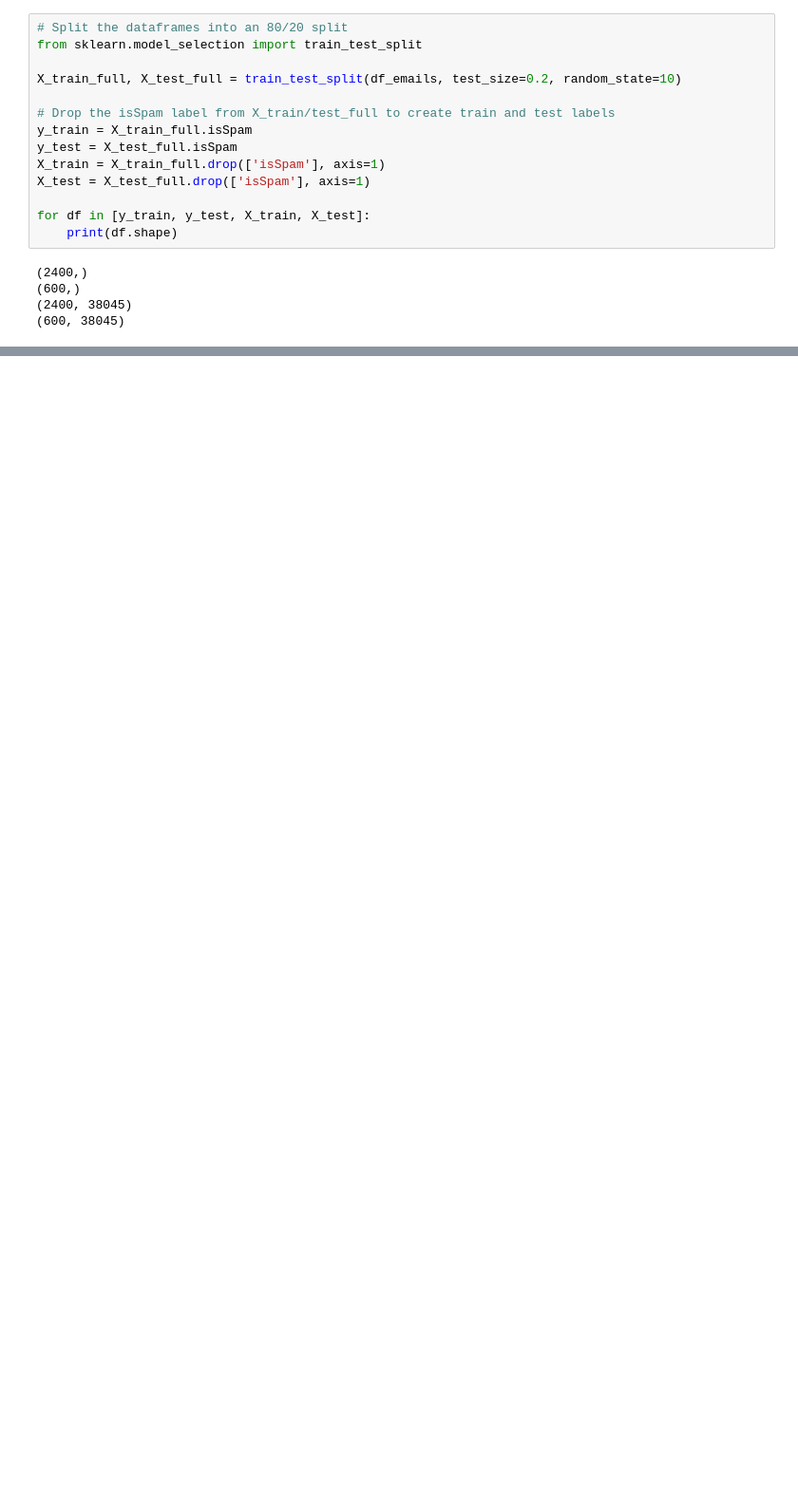
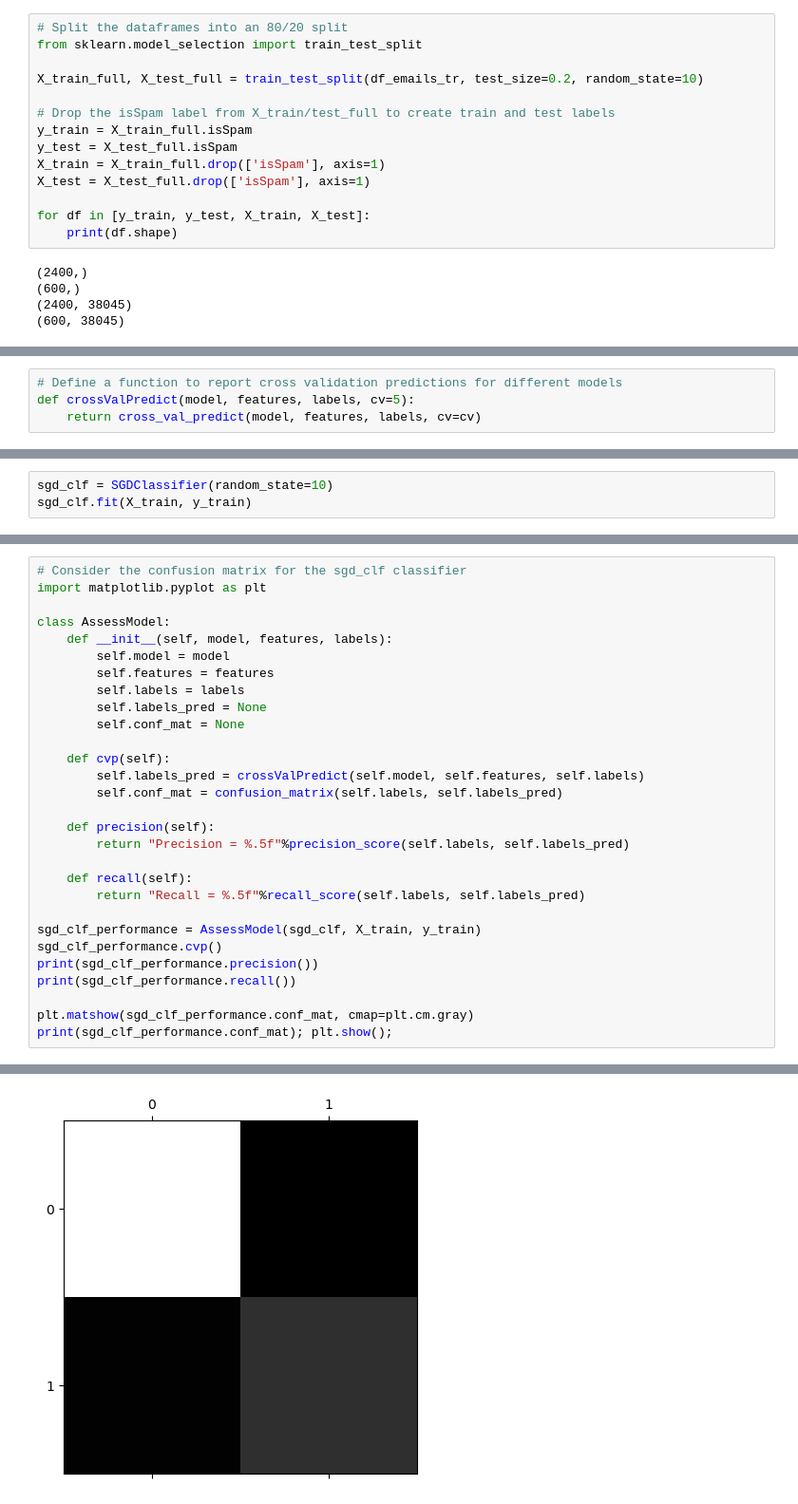
Before and after one commit to CEgerer93/HandsOnML, a Jupyter notebook: Classification/exercises.ipynb, the cells around one changed output, grey strips where cells are left out. Shown: that part at 95% size. Cells and saved outputs as stored; diff of their text form; blank space fills up the shorter version.

Commit message:
Simple stochastic gradient descent classifier with >97% precision & >92% recall

```diff
--- a/Classification/exercises.ipynb
+++ b/Classification/exercises.ipynb
@@ -755,7 +770,7 @@ df_emails.shape
 # Split the dataframes into an 80/20 split
 from sklearn.model_selection import train_test_split
 
-X_train_full, X_test_full = train_test_split(df_emails, test_size=0.2, random_state=10)
+X_train_full, X_test_full = train_test_split(df_emails_tr, test_size=0.2, random_state=10)
 
 # Drop the isSpam label from X_train/test_full to create train and test labels
 y_train = X_train_full.isSpam
@@ -772,0 +809,4 @@ for df in [y_train, y_test, X_train, X_test]:
+# %%
+# Define a function to report cross validation predictions for different models
+def crossValPredict(model, features, labels, cv=5):
+    return cross_val_predict(model, features, labels, cv=cv)
@@ -772,0 +815,3 @@ for df in [y_train, y_test, X_train, X_test]:
+# %%
+sgd_clf = SGDClassifier(random_state=10)
+sgd_clf.fit(X_train, y_train)
@@ -772,0 +836,30 @@ for df in [y_train, y_test, X_train, X_test]:
+# %%
+# Consider the confusion matrix for the sgd_clf classifier
+import matplotlib.pyplot as plt
+
+class AssessModel:
+    def __init__(self, model, features, labels):
+        self.model = model
+        self.features = features
+        self.labels = labels
+        self.labels_pred = None
+        self.conf_mat = None
+
+    def cvp(self):
+        self.labels_pred = crossValPredict(self.model, self.features, self.labels)
+        self.conf_mat = confusion_matrix(self.labels, self.labels_pred)
+
+    def precision(self):
+        return "Precision = %.5f"%precision_score(self.labels, self.labels_pred)
+
+    def recall(self):
+        return "Recall = %.5f"%recall_score(self.labels, self.labels_pred)
+
+sgd_clf_performance = AssessModel(sgd_clf, X_train, y_train)
+sgd_clf_performance.cvp()
+print(sgd_clf_performance.precision())
+print(sgd_clf_performance.recall())
+
+plt.matshow(sgd_clf_performance.conf_mat, cmap=plt.cm.gray)
+print(sgd_clf_performance.conf_mat); plt.show();
+# %% [output]
@@ -772,0 +870 @@ for df in [y_train, y_test, X_train, X_test]:
+[figure, added]
```
Also changed, not shown: parts of 19 cells of this notebook.
